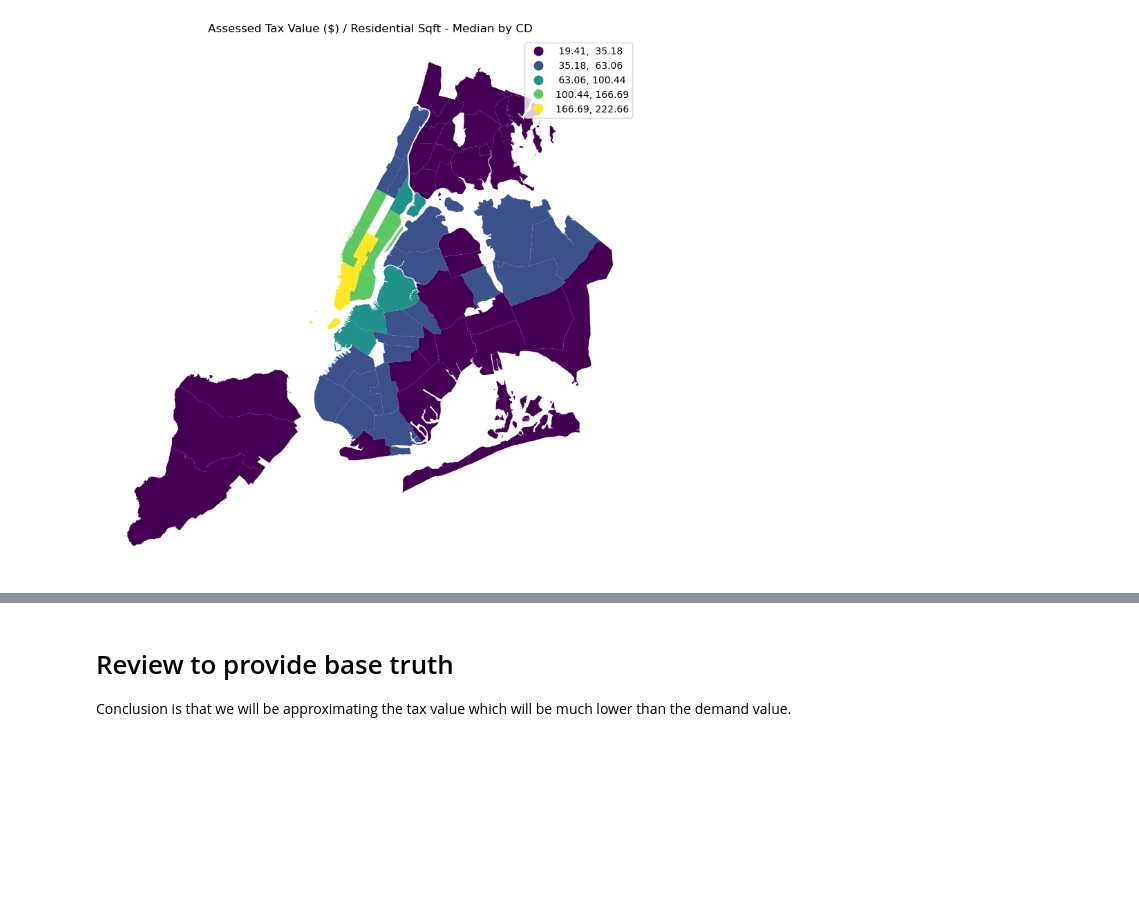
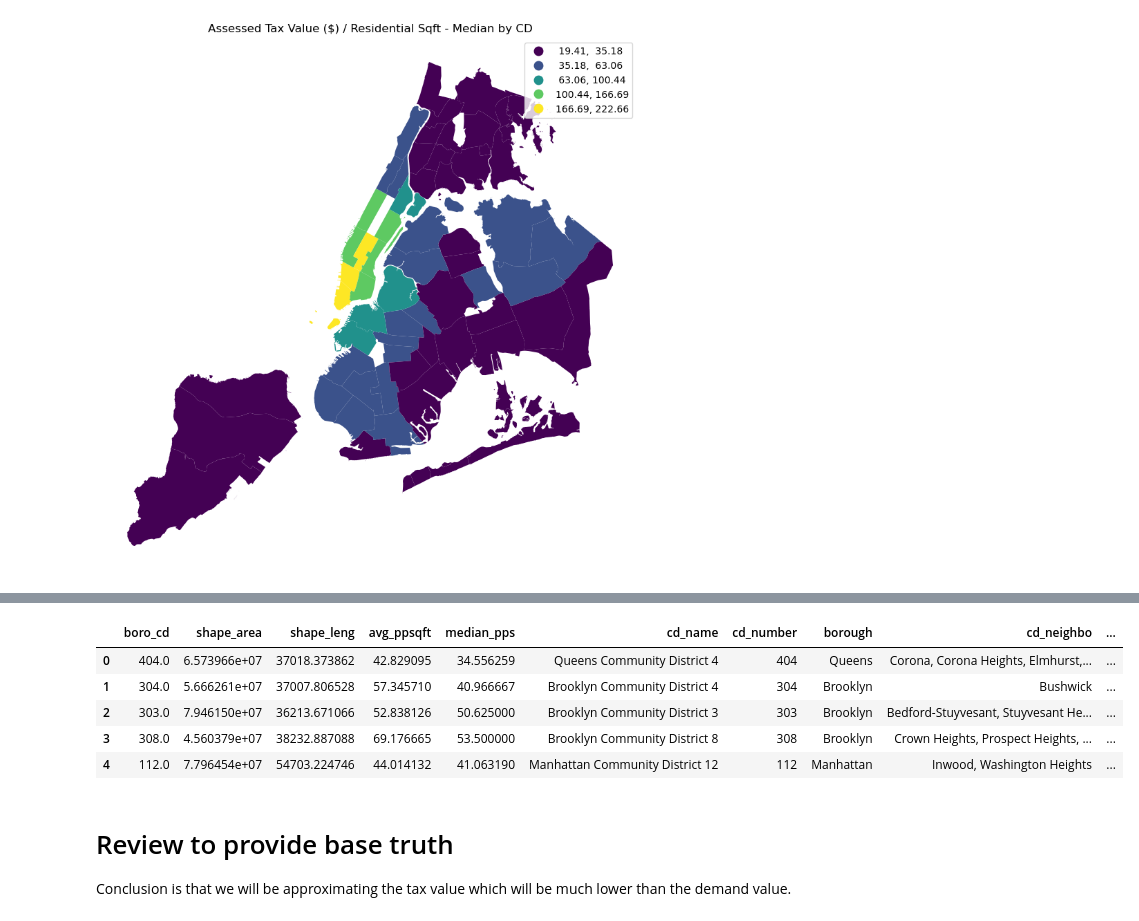
Before and after one commit to block-party-studio/block_party, a Jupyter notebook: notebooks/case_studies/dataXdesign/price_per_sqft.ipynb, the cells around one changed output, grey strips where cells are left out. Drawn from its saved outputs; the diff is of its cells as text; code cells hidden in the pictures; blank space fills up the shorter version.

Commit message:
"feat: add joins with open data"

```diff
--- a/notebooks/case_studies/dataXdesign/price_per_sqft.ipynb
+++ b/notebooks/case_studies/dataXdesign/price_per_sqft.ipynb
@@ -481,3 +682,14 @@ plt.show()
+# %%
+test = gpd.read_file(f'{data_file_path}open_data_by_cd.shp')
+# %%
+test.head()
+# %% [output]
+|  | boro_cd | shape_area | shape_leng | avg_ppsqft | median_pps | cd_name | cd_number | borough | cd_neighbo | ... |
+| 0 | 404.0 | 6.573966e+07 | 37018.373862 | 42.829095 | 34.556259 | Queens Community District 4 | 404 | Queens | Corona, Corona Heights, Elmhurst,... | ... |
+| 1 | 304.0 | 5.666261e+07 | 37007.806528 | 57.345710 | 40.966667 | Brooklyn Community District 4 | 304 | Brooklyn | Bushwick | ... |
+| 2 | 303.0 | 7.946150e+07 | 36213.671066 | 52.838126 | 50.625000 | Brooklyn Community District 3 | 303 | Brooklyn | Bedford-Stuyvesant, Stuyvesant He... | ... |
+| 3 | 308.0 | 4.560379e+07 | 38232.887088 | 69.176665 | 53.500000 | Brooklyn Community District 8 | 308 | Brooklyn | Crown Heights, Prospect Heights, ... | ... |
+| 4 | 112.0 | 7.796454e+07 | 54703.224746 | 44.014132 | 41.063190 | Manhattan Community District 12 | 112 | Manhattan | Inwood, Washington Heights | ... |
 # %% [markdown]
 # Review to provide base truth
 
```
Also changed, not shown: parts of 39 cells of this notebook.
